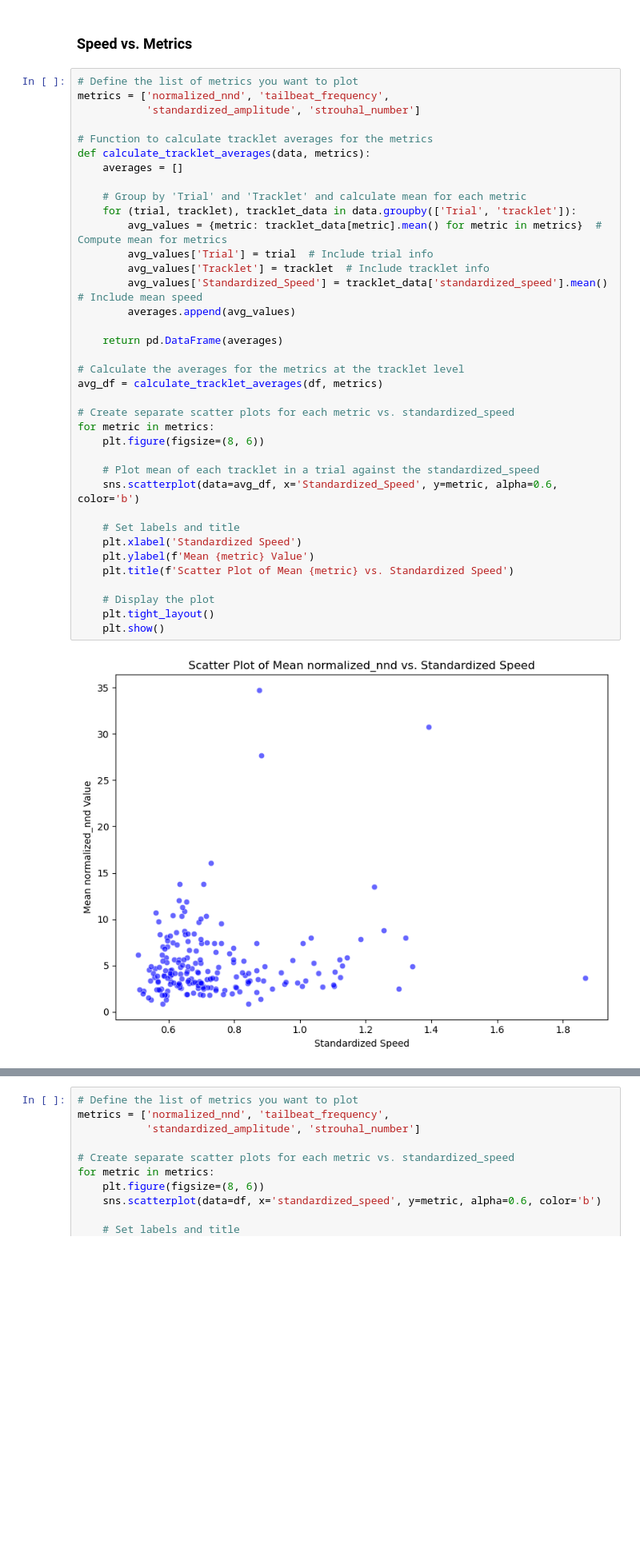
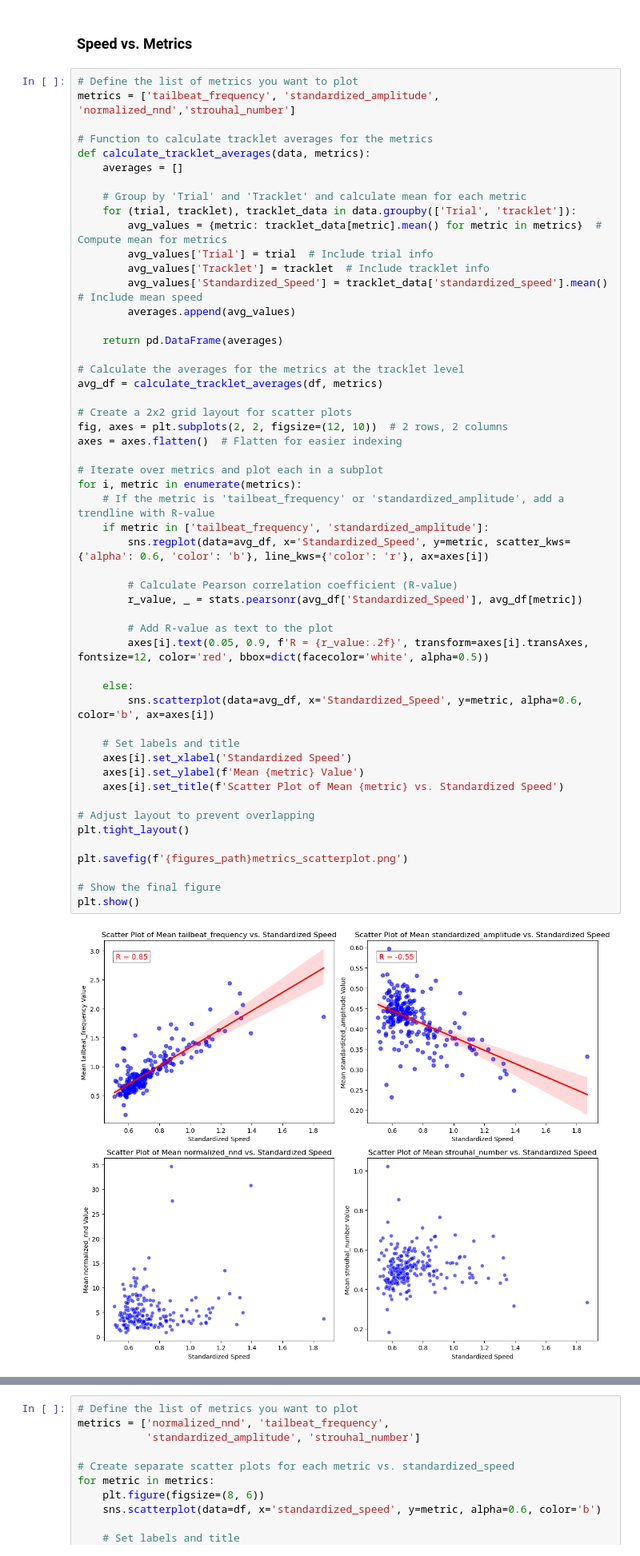
Before and after one commit to albiangela/BSc_code, a Jupyter notebook: sophias_notebooks/Figures.ipynb, the cells around one changed output, grey strips where cells are left out. Shown at 80% size. Cells and saved outputs as stored; diff of their text form; blank space fills up the shorter version.

Commit message:
plot changes

```diff
--- a/sophias_notebooks/Figures.ipynb
+++ b/sophias_notebooks/Figures.ipynb
@@ -175,40 +229,55 @@ plt.show()
 ### Speed vs. Metrics
 # %%
 # Define the list of metrics you want to plot
-metrics = ['normalized_nnd', 'tailbeat_frequency',
-           'standardized_amplitude', 'strouhal_number']
+metrics = ['tailbeat_frequency', 'standardized_amplitude', 'normalized_nnd','strouhal_number']
 
 # Function to calculate tracklet averages for the metrics
 def calculate_tracklet_averages(data, metrics):
     averages = []
 
     # Group by 'Trial' and 'Tracklet' and calculate mean for each metric
     for (trial, tracklet), tracklet_data in data.groupby(['Trial', 'tracklet']):
         avg_values = {metric: tracklet_data[metric].mean() for metric in metrics}  # Compute mean for metrics
         avg_values['Trial'] = trial  # Include trial info
         avg_values['Tracklet'] = tracklet  # Include tracklet info
         avg_values['Standardized_Speed'] = tracklet_data['standardized_speed'].mean()  # Include mean speed
         averages.append(avg_values)
 
     return pd.DataFrame(averages)
 
 # Calculate the averages for the metrics at the tracklet level
 avg_df = calculate_tracklet_averages(df, metrics)
 
-# Create separate scatter plots for each metric vs. standardized_speed
-for metric in metrics:
-    plt.figure(figsize=(8, 6))
+# Create a 2x2 grid layout for scatter plots
+fig, axes = plt.subplots(2, 2, figsize=(12, 10))  # 2 rows, 2 columns
+axes = axes.flatten()  # Flatten for easier indexing
 
-    # Plot mean of each tracklet in a trial against the standardized_speed
-    sns.scatterplot(data=avg_df, x='Standardized_Speed', y=metric, alpha=0.6, color='b')
+# Iterate over metrics and plot each in a subplot
+for i, metric in enumerate(metrics):
+    # If the metric is 'tailbeat_frequency' or 'standardized_amplitude', add a trendline with R-value
+    if metric in ['tailbeat_frequency', 'standardized_amplitude']:
+        sns.regplot(data=avg_df, x='Standardized_Speed', y=metric, scatter_kws={'alpha': 0.6, 'color': 'b'}, line_kws={'color': 'r'}, ax=axes[i])
+
+        # Calculate Pearson correlation coefficient (R-value)
+        r_value, _ = stats.pearsonr(avg_df['Standardized_Speed'], avg_df[metric])
+
+        # Add R-value as text to the plot
+        axes[i].text(0.05, 0.9, f'R = {r_value:.2f}', transform=axes[i].transAxes, fontsize=12, color='red', bbox=dict(facecolor='white', alpha=0.5))
+
+    else:
+        sns.scatterplot(data=avg_df, x='Standardized_Speed', y=metric, alpha=0.6, color='b', ax=axes[i])
 
     # Set labels and title
-    plt.xlabel('Standardized Speed')
-    plt.ylabel(f'Mean {metric} Value')
-    plt.title(f'Scatter Plot of Mean {metric} vs. Standardized Speed')
+    axes[i].set_xlabel('Standardized Speed')
+    axes[i].set_ylabel(f'Mean {metric} Value')
+    axes[i].set_title(f'Scatter Plot of Mean {metric} vs. Standardized Speed')
 
-    # Display the plot
-    plt.tight_layout()
-    plt.show()
+# Adjust layout to prevent overlapping
+plt.tight_layout()
+
+plt.savefig(f'{figures_path}metrics_scatterplot.png')
+
+# Show the final figure
+plt.show()
 # %% [output]
-[figure, old version]
+[figure, new version]
```
Also changed, not shown: parts of 8 cells of this notebook.
